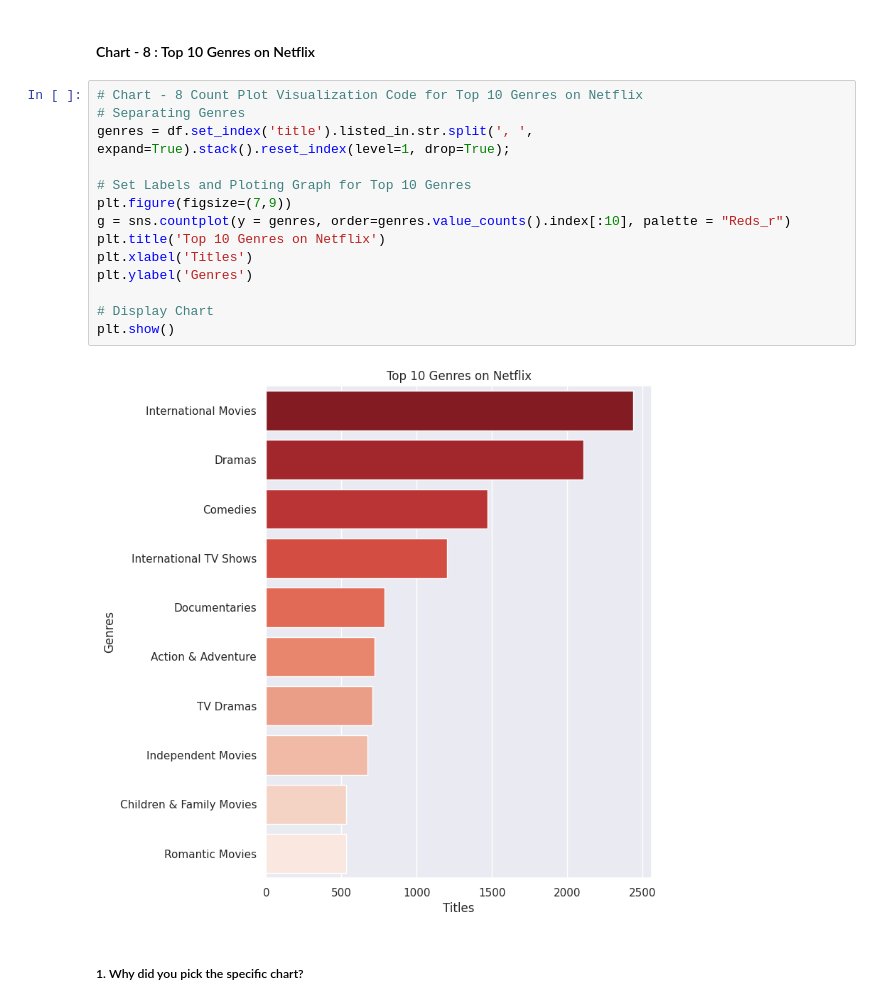
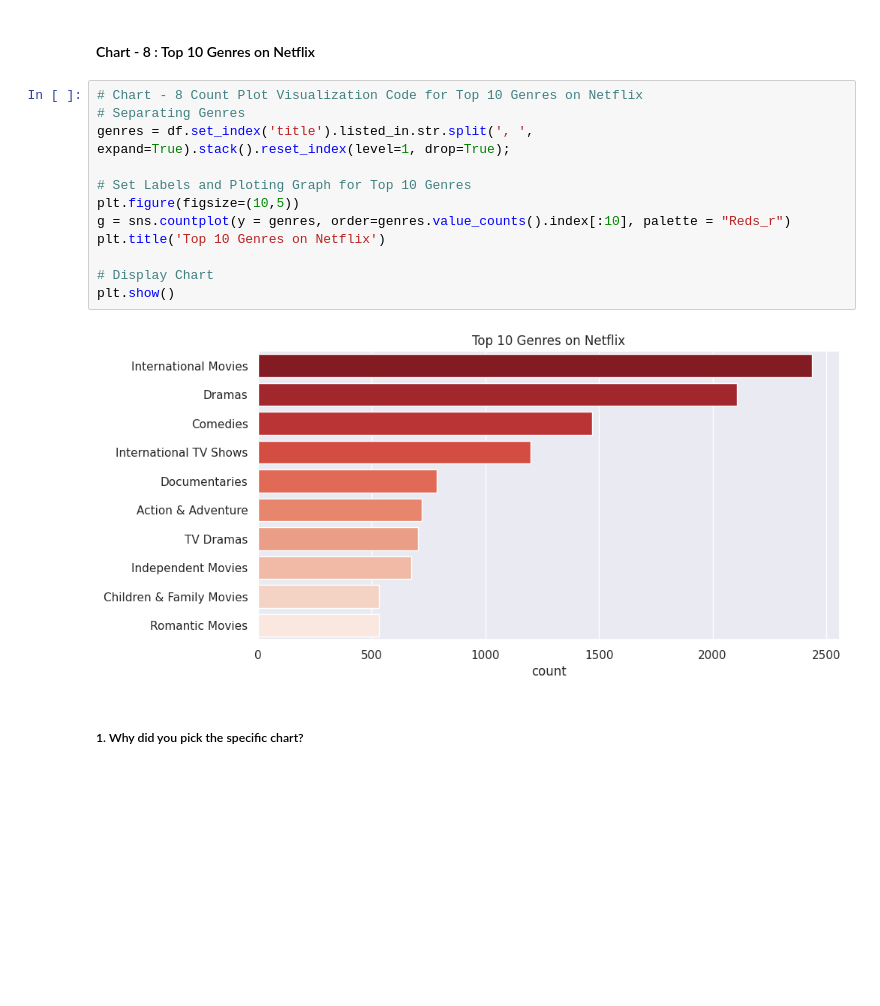
Before and after one commit to Apaulgithub/Netflix_Movies_And_TV_Shows_Clustering, a Jupyter notebook: Netflix_Movies_And_TV_Shows_Clustering_(Unsupervised_ML).ipynb, the cells around one changed output. Cells and saved outputs as stored; diff of their text form; blank space fills up the shorter version.

```diff
--- a/Netflix_Movies_And_TV_Shows_Clustering_(Unsupervised_ML).ipynb
+++ b/Netflix_Movies_And_TV_Shows_Clustering_(Unsupervised_ML).ipynb
@@ -720,19 +720,17 @@ From the above insight we got to know:
 # %%
 # Chart - 8 Count Plot Visualization Code for Top 10 Genres on Netflix
 # Separating Genres
 genres = df.set_index('title').listed_in.str.split(', ', expand=True).stack().reset_index(level=1, drop=True);
 
 # Set Labels and Ploting Graph for Top 10 Genres
-plt.figure(figsize=(7,9))
+plt.figure(figsize=(10,5))
 g = sns.countplot(y = genres, order=genres.value_counts().index[:10], palette = "Reds_r")
 plt.title('Top 10 Genres on Netflix')
-plt.xlabel('Titles')
-plt.ylabel('Genres')
 
 # Display Chart
 plt.show()
 # %% [output]
-[figure, old version]
+[figure, new version]
 # %% [markdown]
 ##### 1. Why did you pick the specific chart?
 # %% [markdown]
```
Also changed, not shown: parts of 74 cells of this notebook.
